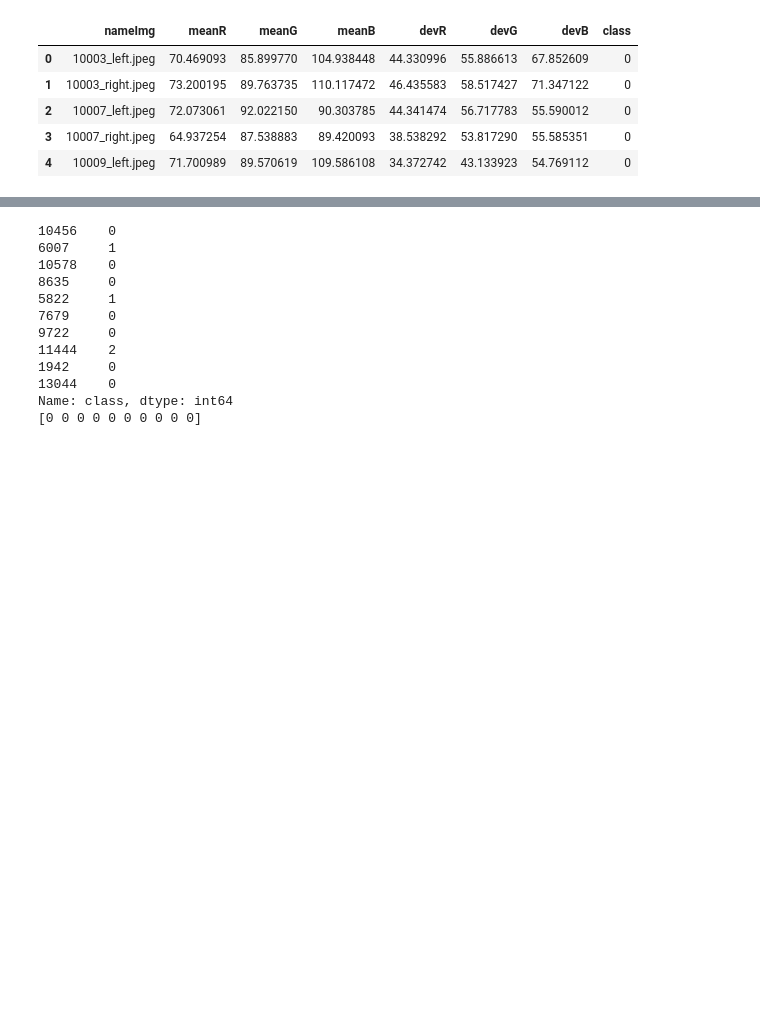
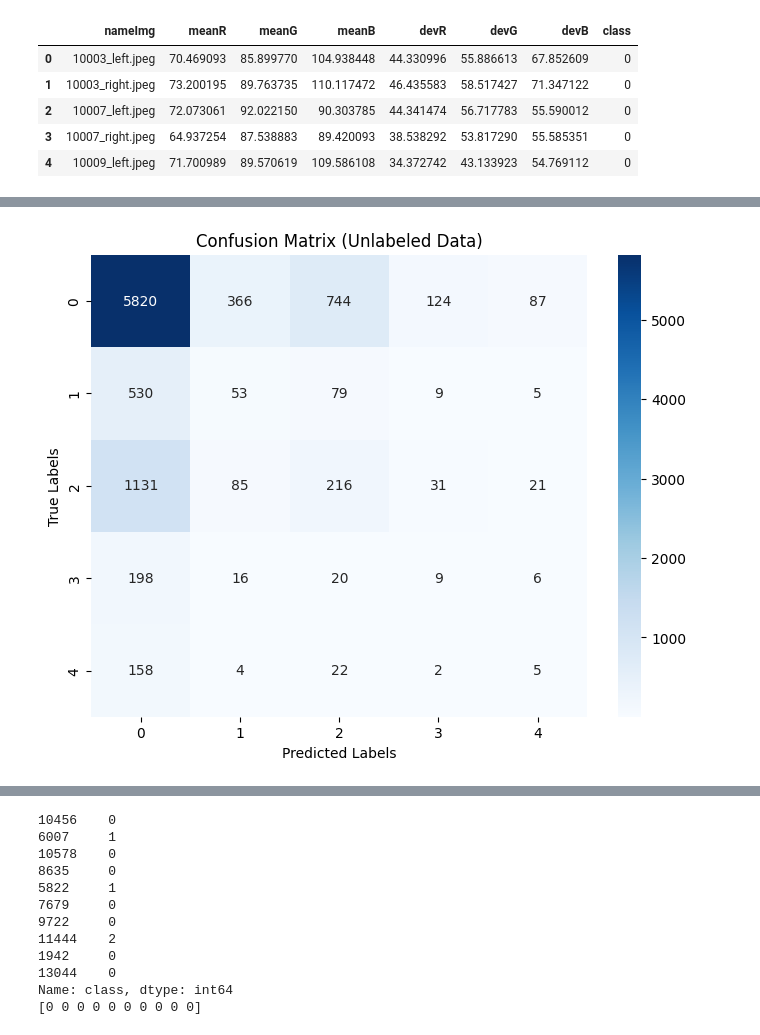
Before and after one commit to rajatjc/COMP6721, a Jupyter notebook: DT_Semi/decisionTreeSemi.ipynb, the cells around one changed output, grey strips where cells are left out. Drawn from its saved outputs; the diff is of its cells as text; code cells hidden in the pictures; blank space fills up the shorter version.

```diff
--- a/DT_Semi/decisionTreeSemi.ipynb
+++ b/DT_Semi/decisionTreeSemi.ipynb
@@ -128,0 +143,10 @@ Confusion Matrix (unlabeled data):
+# %%
+# Plot the confusion matrix for unlabeled data:
+plt.figure(figsize=(8, 6))
+sns.heatmap(confusion_matrix_unlabeled, annot=True, cmap='Blues', fmt='d')
+plt.title('Confusion Matrix (Unlabeled Data)')
+plt.xlabel('Predicted Labels')
+plt.ylabel('True Labels')
+plt.show()
+# %% [output]
+[figure, added]
```
Also changed, not shown: parts of 5 cells of this notebook.
